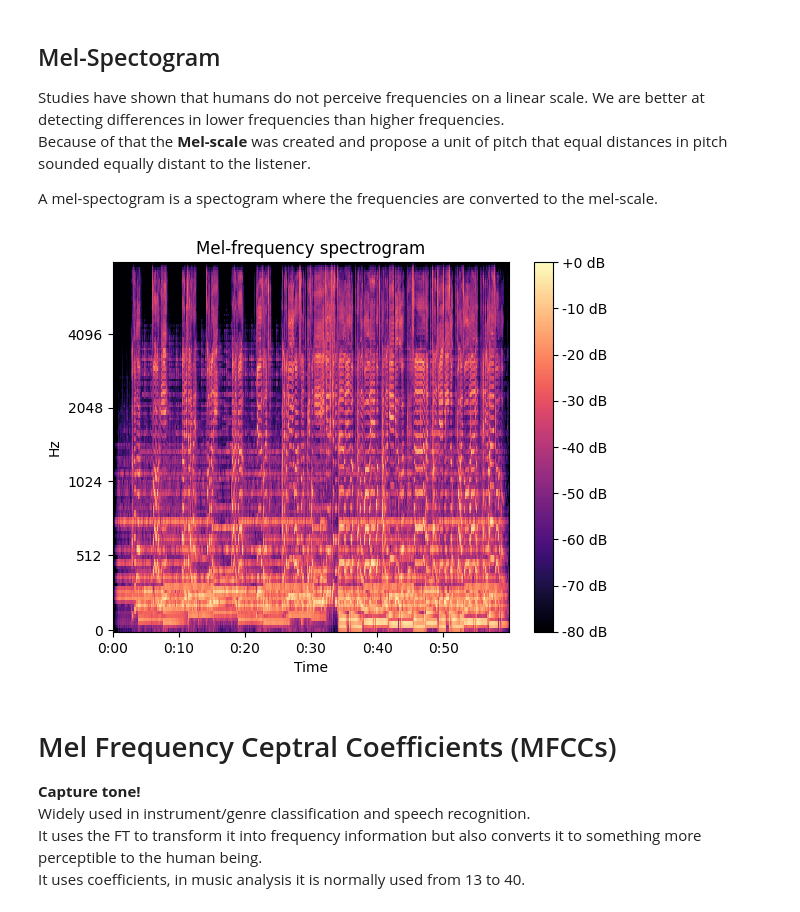
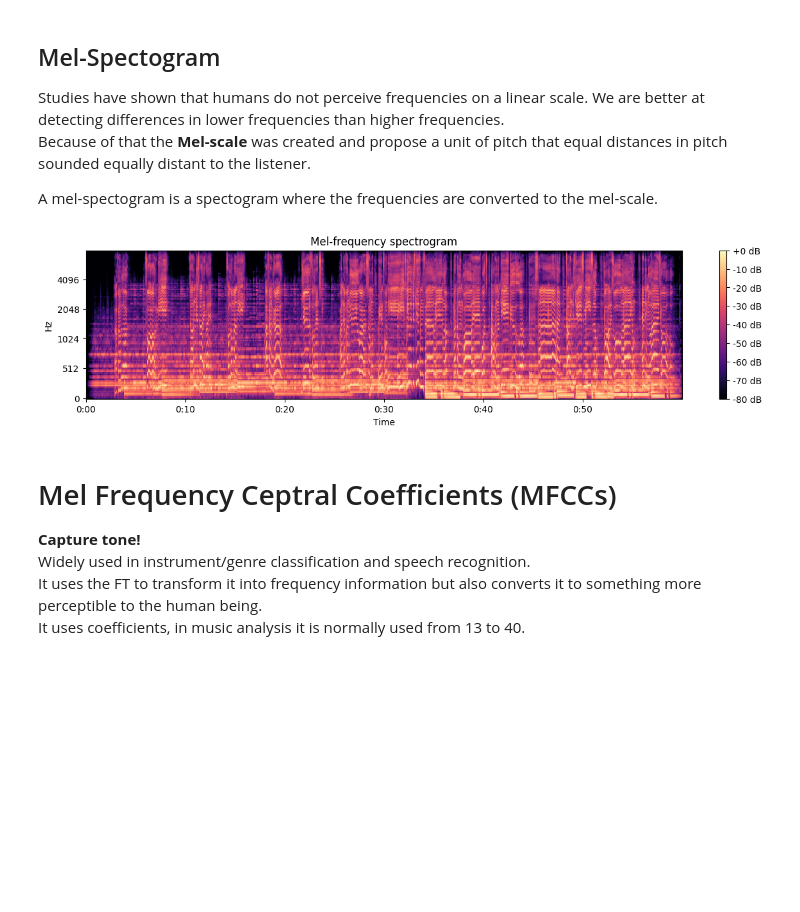
Before and after one commit to AnaRachel1/Studying-audio-signals, a Jupyter notebook: audio_features.ipynb, the cells around one changed output. Saved outputs shown, nothing was run; the diff lists cells and outputs as text; code cells hidden in the pictures; blank space fills up the shorter version.

```diff
--- a/audio_features.ipynb
+++ b/audio_features.ipynb
@@ -95,16 +98,17 @@ A mel-spectogram is a spectogram where the frequencies are converted to the mel-
 # %%
 S = librosa.feature.melspectrogram(y=signal, sr=sr)
 S_dB = librosa.power_to_db(S, ref=np.max)
 
 # plot
+fig = plt.figure(figsize=(15,3))
 librosa.display.specshow(S_dB, x_axis='time',
                          y_axis='mel', sr=sr,
                          fmax=8000)
 plt.title('Mel-frequency spectrogram')
 plt.colorbar(format='%+2.0f dB')
 plt.show()
 # %% [output]
-[figure, old version]
+[figure, new version]
 # %% [markdown]
 # Mel Frequency Ceptral Coefficients (MFCCs)
 **Capture tone!** \
```
Also changed, not shown: parts of 4 cells of this notebook.
